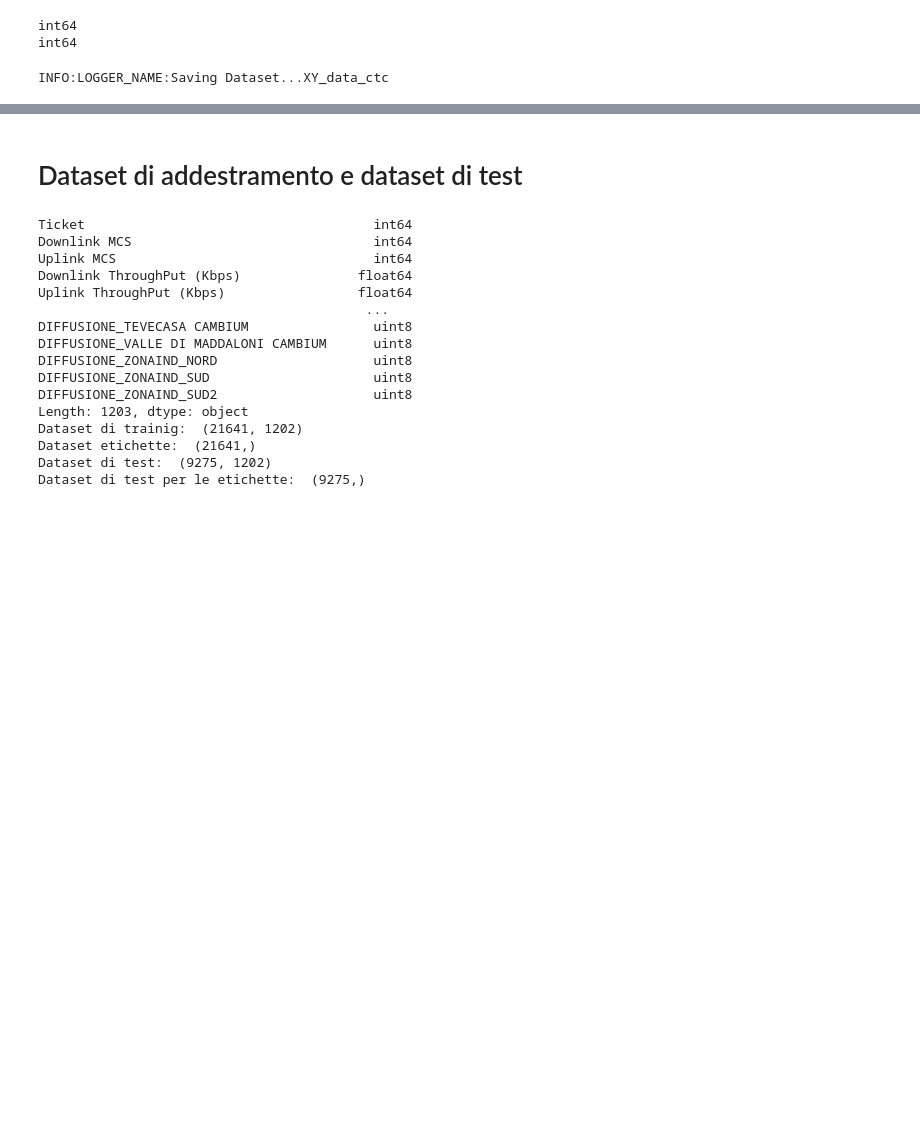
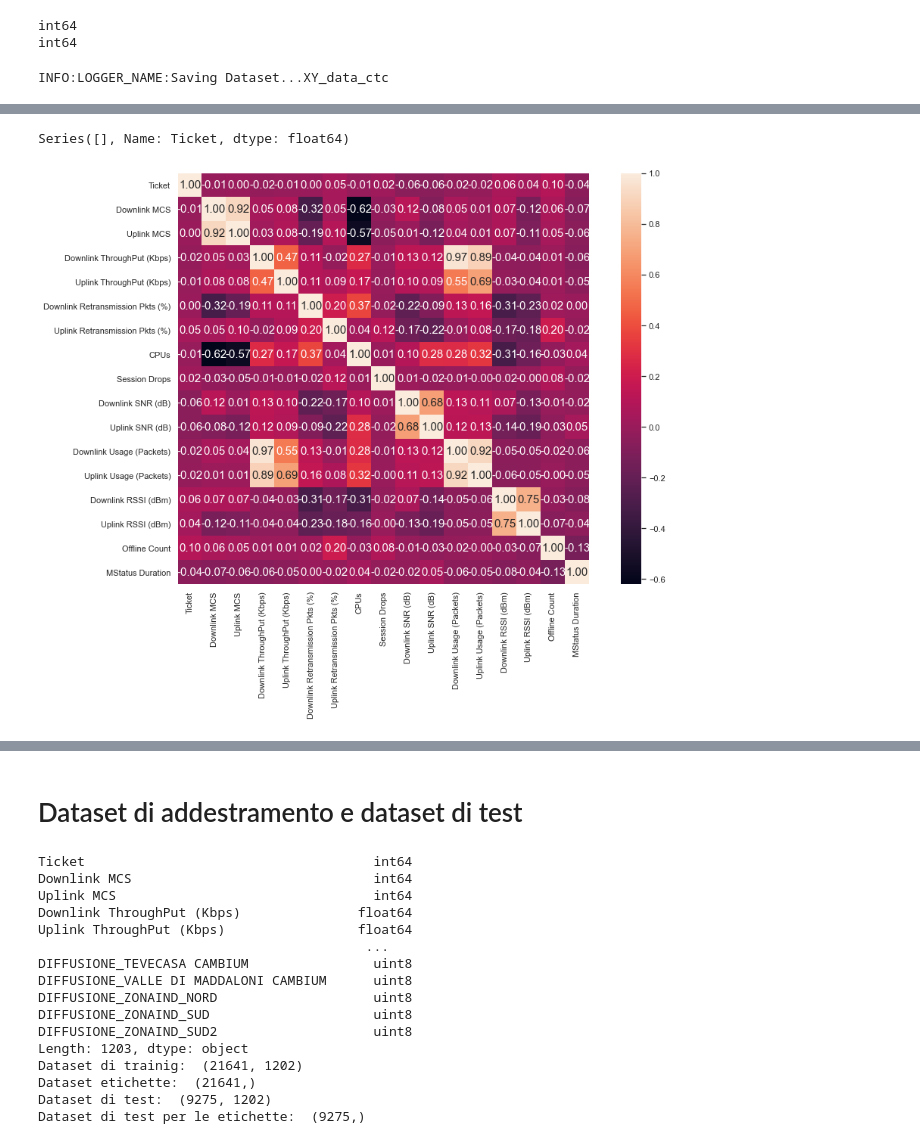
Before and after one commit to Gameng-Engineering-srlu/Cambium-Anomaly-Classificator, a Jupyter notebook: CambiumAnomalyClassificator.ipynb, the cells around one changed output, grey strips where cells are left out. Drawn from its saved outputs; the diff is of its cells as text; code cells hidden in the pictures; blank space fills up the shorter version.

```diff
--- a/CambiumAnomalyClassificator.ipynb
+++ b/CambiumAnomalyClassificator.ipynb
@@ -922,0 +991,20 @@ INFO:LOGGER_NAME:Saving Dataset...XY_data_ctc
+# %%
+cor = XY_data_ctc.corr(method='pearson')
+cor_target = cor["Ticket"]
+relevant_features = cor_target[cor_target<-0.1]
+print(relevant_features)
+# %% [output]
+Series([], Name: Ticket, dtype: float64)
+# %%
+import numpy as np
+cols = ['Ticket', 'Downlink MCS', 'Uplink MCS', 'Downlink ThroughPut (Kbps)', 'Uplink ThroughPut (Kbps)',
+        'Downlink Retransmission Pkts (%)', 'Uplink Retransmission Pkts (%)', 'CPUs',
+        'Session Drops', 'Downlink SNR (dB)', 'Uplink SNR (dB)', 'Downlink Usage (Packets)',
+        'Uplink Usage (Packets)', 'Downlink RSSI (dBm)', 'Uplink RSSI (dBm)', 'Offline Count',
+        'MStatus Duration']
+plt.figure(figsize = (15,10))
+cm = np.corrcoef(XY_data_ctc[cols].values.T)
+hm = sns.heatmap(cm, cbar=True, annot=True, square=True, fmt='.2f', annot_kws={'size': 15}, yticklabels=cols, xticklabels=cols)
+plt.show()
+# %% [output]
+[figure, added]
```
Also changed, not shown: parts of 16 cells of this notebook.
